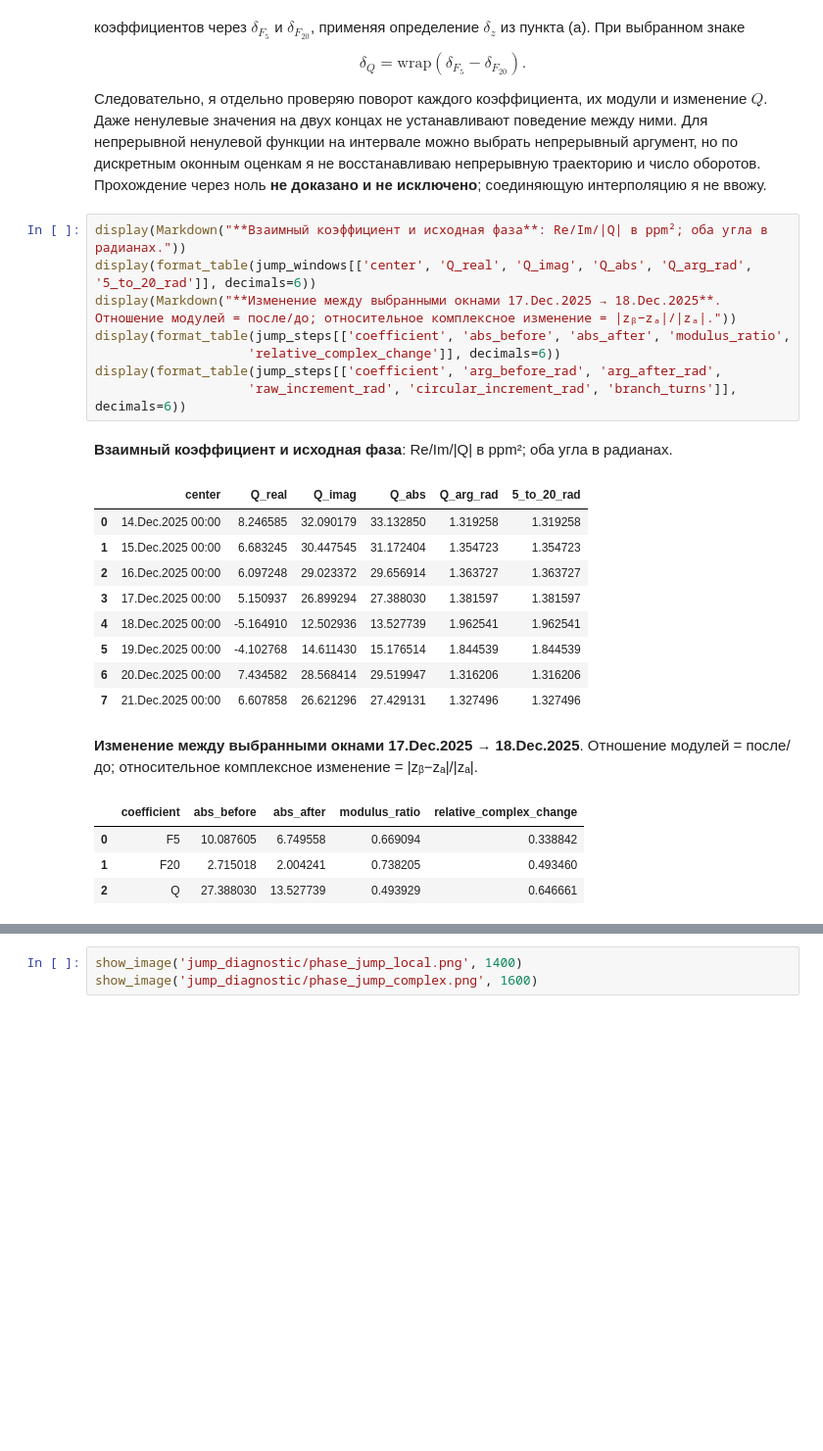
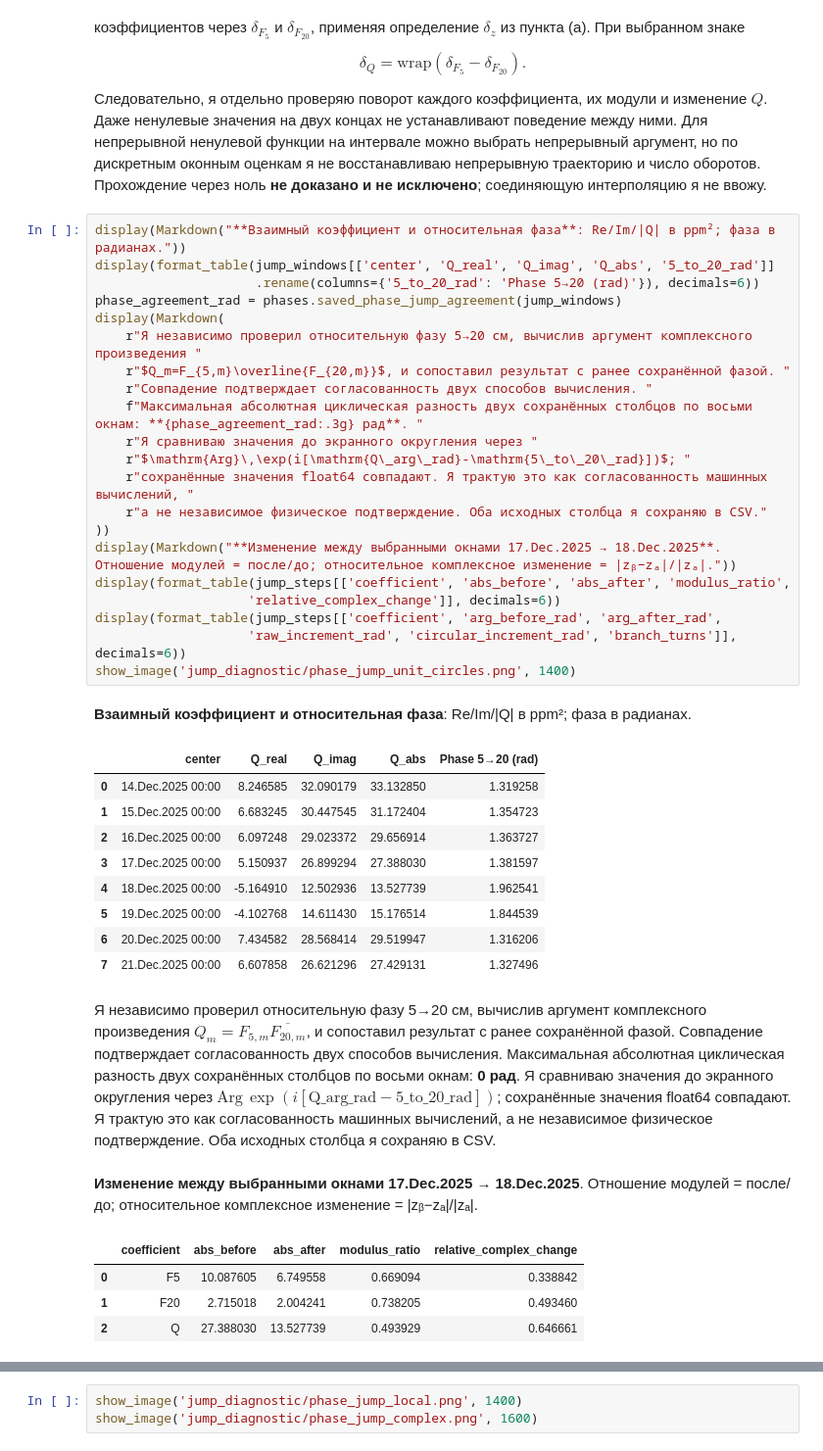
Before and after one commit to DimitriBolt/CO2Flux, a Jupyter notebook: Project_description/Research_log/00_preliminary_fourier_phases.ipynb, the cells around one changed output, grey strips where cells are left out. Shown at 98% size. Saved outputs shown, nothing was run; the diff lists cells and outputs as text; blank space fills up the shorter version.

Commit message:
Illustrate Q1 phase change on unit circles and simplify phase table

```diff
--- a/Project_description/Research_log/00_preliminary_fourier_phases.ipynb
+++ b/Project_description/Research_log/00_preliminary_fourier_phases.ipynb
@@ -455,25 +455,39 @@ $$\delta_Q=\mathrm{wrap}(\delta_{F_5}-\delta_{F_{20}}).$$
 
 Следовательно, я отдельно проверяю поворот каждого коэффициента, их модули и изменение $Q$. Даже ненулевые значения на двух концах не устанавливают поведение между ними. Для непрерывной ненулевой функции на интервале можно выбрать непрерывный аргумент, но по дискретным оконным оценкам я не восстанавливаю непрерывную траекторию и число оборотов. Прохождение через ноль **не доказано и не исключено**; соединяющую интерполяцию я не ввожу.
 # %%
-display(Markdown("**Взаимный коэффициент и исходная фаза**: Re/Im/|Q| в ppm²; оба угла в радианах."))
-display(format_table(jump_windows[['center', 'Q_real', 'Q_imag', 'Q_abs', 'Q_arg_rad', '5_to_20_rad']], decimals=6))
+display(Markdown("**Взаимный коэффициент и относительная фаза**: Re/Im/|Q| в ppm²; фаза в радианах."))
+display(format_table(jump_windows[['center', 'Q_real', 'Q_imag', 'Q_abs', '5_to_20_rad']]
+                     .rename(columns={'5_to_20_rad': 'Phase 5→20 (rad)'}), decimals=6))
+phase_agreement_rad = phases.saved_phase_jump_agreement(jump_windows)
+display(Markdown(
+    r"Я независимо проверил относительную фазу 5→20 см, вычислив аргумент комплексного произведения "
+    r"$Q_m=F_{5,m}\overline{F_{20,m}}$, и сопоставил результат с ранее сохранённой фазой. "
+    r"Совпадение подтверждает согласованность двух способов вычисления. "
+    f"Максимальная абсолютная циклическая разность двух сохранённых столбцов по восьми окнам: **{phase_agreement_rad:.3g} рад**. "
+    r"Я сравниваю значения до экранного округления через "
+    r"$\mathrm{Arg}\,\exp(i[\mathrm{Q\_arg\_rad}-\mathrm{5\_to\_20\_rad}])$; "
+    r"сохранённые значения float64 совпадают. Я трактую это как согласованность машинных вычислений, "
+    r"а не независимое физическое подтверждение. Оба исходных столбца я сохраняю в CSV."
+))
 display(Markdown("**Изменение между выбранными окнами 17.Dec.2025 → 18.Dec.2025**. Отношение модулей = после/до; относительное комплексное изменение = |zᵦ−zₐ|/|zₐ|."))
 display(format_table(jump_steps[['coefficient', 'abs_before', 'abs_after', 'modulus_ratio',
                     'relative_complex_change']], decimals=6))
 display(format_table(jump_steps[['coefficient', 'arg_before_rad', 'arg_after_rad',
                     'raw_increment_rad', 'circular_increment_rad', 'branch_turns']], decimals=6))
+show_image('jump_diagnostic/phase_jump_unit_circles.png', 1400)
 # %% [output]
-**Взаимный коэффициент и исходная фаза**: Re/Im/|Q| в ppm²; оба угла в радианах.
+**Взаимный коэффициент и относительная фаза**: Re/Im/|Q| в ppm²; фаза в радианах.
-|  | center | Q_real | Q_imag | Q_abs | Q_arg_rad | 5_to_20_rad |
-| 0 | 14.Dec.2025 00:00 | 8.246585 | 32.090179 | 33.132850 | 1.319258 | 1.319258 |
-| 1 | 15.Dec.2025 00:00 | 6.683245 | 30.447545 | 31.172404 | 1.354723 | 1.354723 |
-| 2 | 16.Dec.2025 00:00 | 6.097248 | 29.023372 | 29.656914 | 1.363727 | 1.363727 |
-| 3 | 17.Dec.2025 00:00 | 5.150937 | 26.899294 | 27.388030 | 1.381597 | 1.381597 |
-| 4 | 18.Dec.2025 00:00 | -5.164910 | 12.502936 | 13.527739 | 1.962541 | 1.962541 |
-| 5 | 19.Dec.2025 00:00 | -4.102768 | 14.611430 | 15.176514 | 1.844539 | 1.844539 |
-| 6 | 20.Dec.2025 00:00 | 7.434582 | 28.568414 | 29.519947 | 1.316206 | 1.316206 |
-| 7 | 21.Dec.2025 00:00 | 6.607858 | 26.621296 | 27.429131 | 1.327496 | 1.327496 |
+|  | center | Q_real | Q_imag | Q_abs | Phase 5→20 (rad) |
+| 0 | 14.Dec.2025 00:00 | 8.246585 | 32.090179 | 33.132850 | 1.319258 |
+| 1 | 15.Dec.2025 00:00 | 6.683245 | 30.447545 | 31.172404 | 1.354723 |
+| 2 | 16.Dec.2025 00:00 | 6.097248 | 29.023372 | 29.656914 | 1.363727 |
+| 3 | 17.Dec.2025 00:00 | 5.150937 | 26.899294 | 27.388030 | 1.381597 |
+| 4 | 18.Dec.2025 00:00 | -5.164910 | 12.502936 | 13.527739 | 1.962541 |
+| 5 | 19.Dec.2025 00:00 | -4.102768 | 14.611430 | 15.176514 | 1.844539 |
+| 6 | 20.Dec.2025 00:00 | 7.434582 | 28.568414 | 29.519947 | 1.316206 |
+| 7 | 21.Dec.2025 00:00 | 6.607858 | 26.621296 | 27.429131 | 1.327496 |
-**Изменение между выбранными окнами 17.Dec.2025 → 18.Dec.2025**. Отношение модулей = после/до; относительное комплексное изменение = |zᵦ−zₐ|/|zₐ|.
+Я независимо проверил относительную фазу 5→20 см, вычислив аргумент комплексного произведения $Q_m=F_{5,m}\overline{F_{20,m}}$, и сопоставил результат с ранее сохранённой фазой. Совпадение подтверждает согласованность двух способов вычисления. Максимальная абсолютная циклическая разность двух сохранённых столбцов по восьми окнам: **0 рад**. Я сравниваю значения до экранного округления через $\mathrm{Arg}\,\exp(i[\mathrm{Q\_arg\_rad}-\mathrm{5\_to\_20\_rad}])$; сохранённые значения float64 совпадают. Я трактую это как согласованность машинных вычислений, а не независимое физическое подтверждение. Оба исходных столбца я сохраняю в CSV.
+**Изменение между выбранными окнами 17.Dec.2025 → 18.Dec.2025**. Отношение модулей = после/до; относительное комплексное изменение = |zᵦ−zₐ|/|zₐ|.
 |  | coefficient | abs_before | abs_after | modulus_ratio | relative_complex_change |
 | 0 | F5 | 10.087605 | 6.749558 | 0.669094 | 0.338842 |
 | 1 | F20 | 2.715018 | 2.004241 | 0.738205 | 0.493460 |
```
Also changed, not shown: parts of 2 cells of this notebook, 3 other files.
